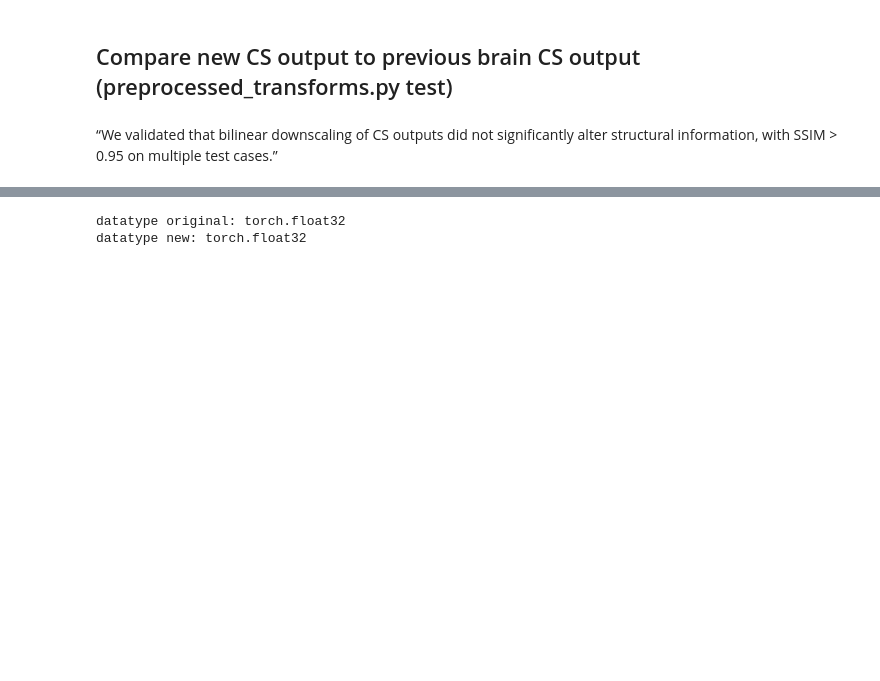
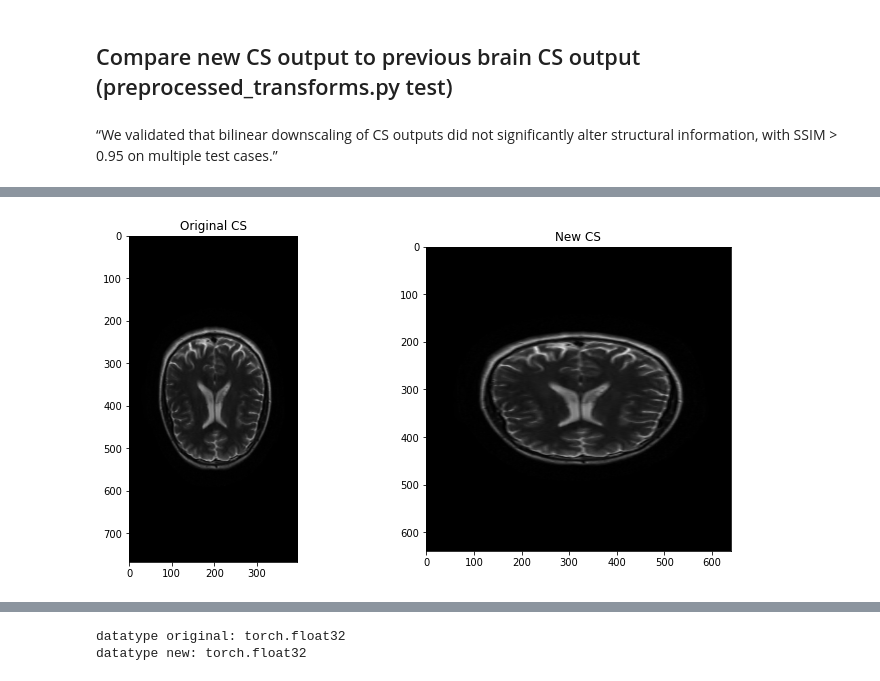
Before and after one commit to AlexSlock/fastMRI-hybrid-modelling, a Jupyter notebook: CSUNet/PreprocessingCode/preprocessing_tests.ipynb, the cells around one changed output, grey strips where cells are left out. Saved outputs shown, nothing was run; the diff lists cells and outputs as text; code cells hidden in the pictures; blank space fills up the shorter version.

Commit message:
add tests for comparing old and new BART, also start bart for CS output

```diff
--- a/CSUNet/PreprocessingCode/preprocessing_tests.ipynb
+++ b/CSUNet/PreprocessingCode/preprocessing_tests.ipynb
@@ -753,0 +686,81 @@ Do current preprocessed_transforms transformations on them and look at diff:
+# %%
+############################# BRAIN ##################################
+slice_idx = 2
+## original CS data
+#fname_brain = 'file_brain_AXFLAIR_209_6001413.h5'
+fname_brain = 'file_brain_AXT2_210_6001633.h5'
+#fname_brain = 'file_brain_AXT1PRE_205_6000063.h5'
+#fname_brain = 'file_brain_AXT1POST_210_6001821.h5'
+# fname_brain = 'file_brain_AXT1_202_6000389.h5' ## VALIDATION
+#fname_brain = 'file_brain_AXT1_202_6000392.h5' ## VALIDATION
+#fname_brain = "file_brain_AXT2_203_2030192.h5"  ## VALIDATION
+
+
+
+original_brain = h5py.File(os.path.join(train_path, fname_brain), 'r')
+original_CS = original_brain['cs_data'][()]
+print('Original CS shape:', original_CS.shape)
+
+## target data:
+target = original_brain['reconstruction_rss'][slice_idx]
+
+## new CS data 640x640
+CS_path = '/DATASERVER/MIC/GENERAL/STUDENTS/aslock2/Preprocessed_CS/multicoil_train/'
+new_CS = np.load(CS_path + fname_brain.replace('.h5','') + '_cs.npy' )
+print('New CS shape:', new_CS.shape)
+
+
+#### Plot to make sure they have the same acceleration factor (random done in training data!)
+
+# plot original and new side by side
+fig, ax = plt.subplots(1,2, figsize=(12,6))
+ax[0].imshow(np.abs(original_CS[slice_idx]), cmap='gray')
+ax[0].set_title('Original CS')
+ax[1].imshow(np.abs(new_CS[slice_idx]), cmap='gray')
+ax[1].set_title('New CS')
+plt.show()
+
+### Rescale new CS to match old_CS and compare
+
+import torch.nn.functional as F
+import torch
+
+def downscale_bart_output(img: np.ndarray, target_size) -> np.ndarray:
+    """
+    Downscale a BART output image (real or complex) from 640x640 to 320x320.
+    Assumes the input is a 2D real-valued image (magnitude) or complex-valued image.
+    """
+    # Convert to torch tensor
+    img_torch = torch.tensor(img)
+
+    # If complex, convert to 2-channel
+    if torch.is_complex(img_torch):
+        img_torch = torch.view_as_real(img_torch).permute(2, 0, 1).unsqueeze(0)  # (1, 2, H, W)
+    else:
+        img_torch = img_torch.unsqueeze(0).unsqueeze(0)  # (1, 1, H, W)
+
+    # Resize to 320x320 using bilinear interpolation
+    img_resized = F.interpolate(img_torch, target_size, mode='bilinear', align_corners=False)
+    #img_resized = F.interpolate(img_torch, target_size, mode='area')
+
+    # Squeeze back
+    img_resized = img_resized.squeeze(0)  # (C, H, W)
+
+    # Return as numpy array
+    if img_resized.shape[0] == 2:
+        return torch.view_as_complex(img_resized.permute(1, 2, 0).contiguous()).numpy()  # (H, W)
+    else:
+        return img_resized.squeeze(0).numpy()
+
+# resize new CS image to 640x320
+target_size = (original_CS.shape[1], original_CS.shape[2])
+resized_new_CS = downscale_bart_output(new_CS[slice_idx], target_size)
+print(resized_new_CS.shape)
+# plot resized new CS
+fig, ax = plt.subplots(1,2, figsize=(12,6))
+ax[0].imshow(np.abs(original_CS[slice_idx]), cmap='gray')
+ax[0].set_title('Original CS')
+ax[1].imshow(np.abs(resized_new_CS), cmap='gray')
+ax[1].set_title('Resized New CS')
+plt.show()
+# %% [output]
@@ -753,0 +769 @@ Do current preprocessed_transforms transformations on them and look at diff:
+[figure, added]
```
Also changed, not shown: parts of 19 cells of this notebook, 8 other files.
